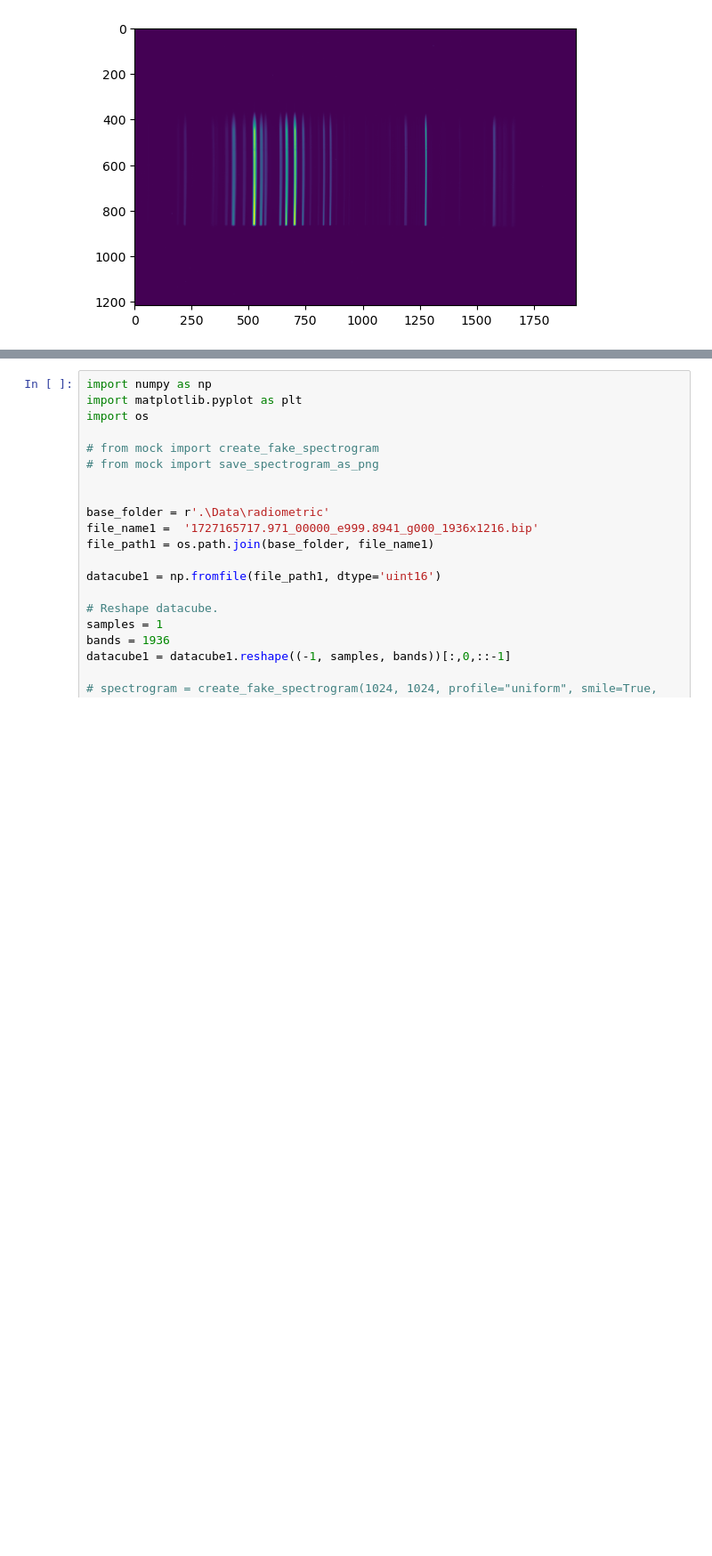
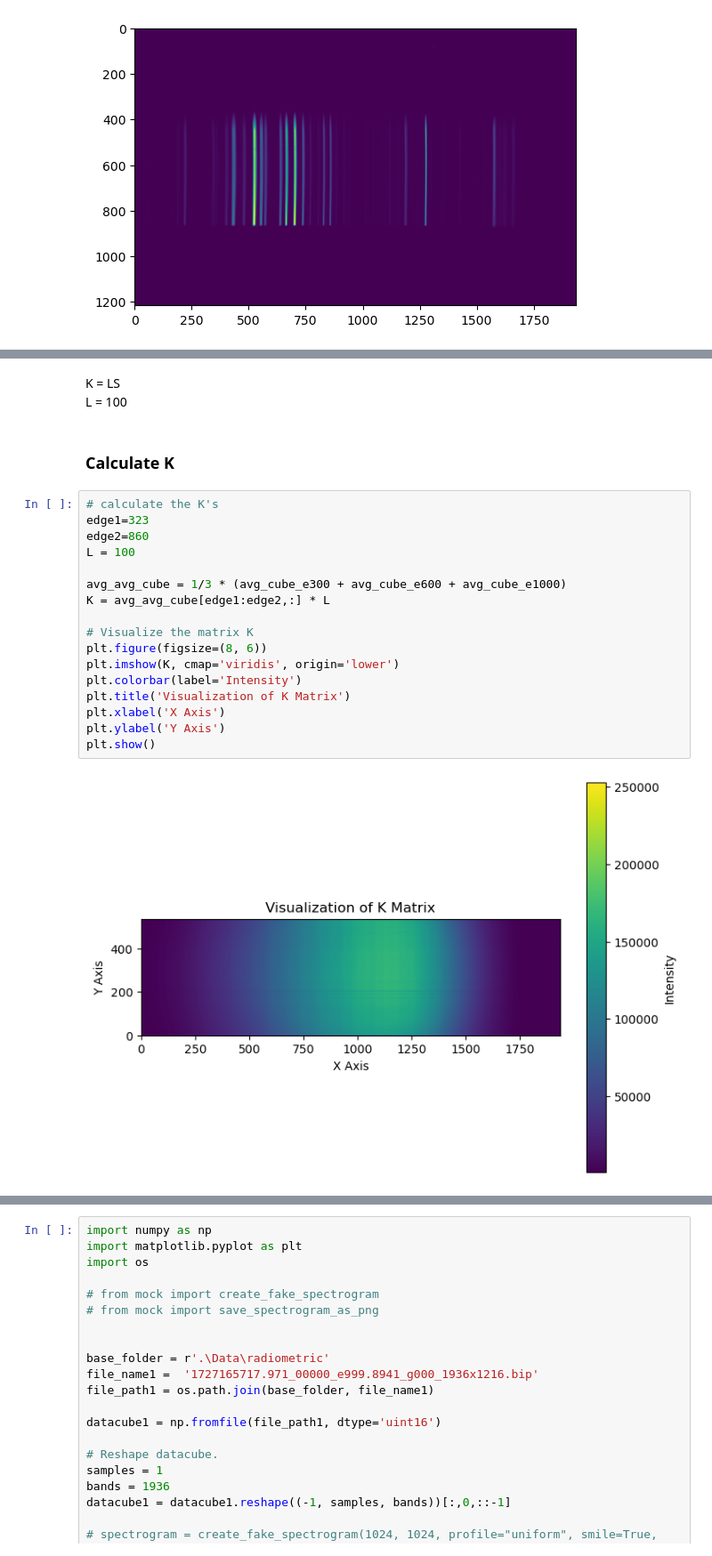
Before and after one commit to Larshalvorhansen/optikkLab, a Jupyter notebook: Code/Assignment_1/notebook.ipynb, the cells around one changed output, grey strips where cells are left out. Shown at 89% size. Saved outputs shown, nothing was run; the diff lists cells and outputs as text; blank space fills up the shorter version.

```diff
--- a/Code/Assignment_1/notebook.ipynb
+++ b/Code/Assignment_1/notebook.ipynb
@@ -90,0 +205,24 @@ plt.imshow(datacube4)
+# %% [markdown]
+K = LS <br>
+L = 100
+# %% [markdown]
+### Calculate K
+# %%
+# calculate the K's
+edge1=323
+edge2=860
+L = 100
+
+avg_avg_cube = 1/3 * (avg_cube_e300 + avg_cube_e600 + avg_cube_e1000)
+K = avg_avg_cube[edge1:edge2,:] * L
+
+# Visualize the matrix K
+plt.figure(figsize=(8, 6))
+plt.imshow(K, cmap='viridis', origin='lower')
+plt.colorbar(label='Intensity')
+plt.title('Visualization of K Matrix')
+plt.xlabel('X Axis')
+plt.ylabel('Y Axis')
+plt.show()
+# %% [output]
+[figure, added]
```
Also changed, not shown: parts of 9 cells of this notebook.
